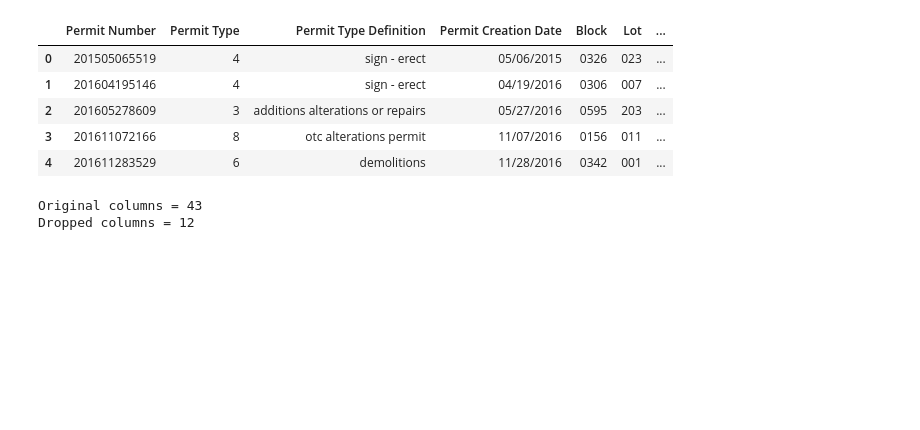
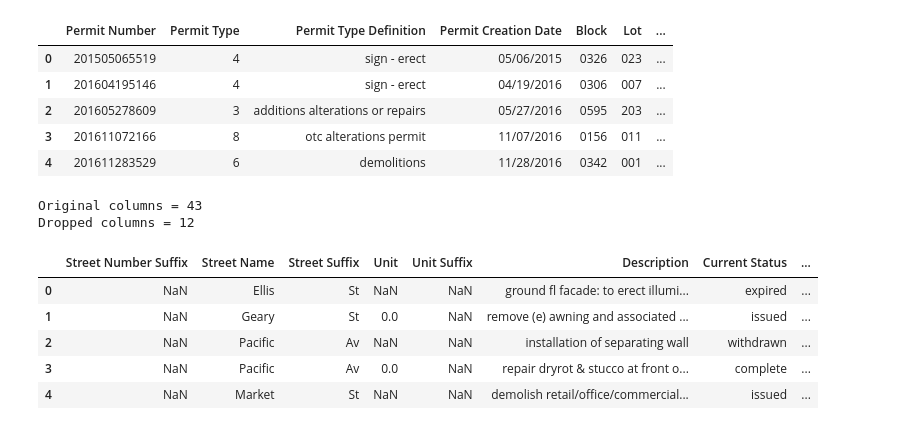
Before and after one commit to saurav1066/Data-Science-, a Jupyter notebook: data-cleaning.ipynb, the cells around one changed output. Cells and saved outputs as stored; diff of their text form; code cells hidden in the pictures; blank space fills up the shorter version.

```diff
--- a/data-cleaning.ipynb
+++ b/data-cleaning.ipynb
@@ -116,3 +116,16 @@ print(f"Dropped columns = {columns_with_nan_dropped.shape[1]} ")
 # %% [output]
 Original columns = 43
 Dropped columns = 12
+# %%
+#Another option than dropping the columns could be adding the missing values automatically
+#lets take a small subset and try that
+
+subset_data = building_permits.loc[:,'Street Number Suffix':'Issued Date']
+subset_data.head()
+# %% [output]
+|  | Street Number Suffix | Street Name | Street Suffix | Unit | Unit Suffix | Description | Current Status | ... |
+| 0 | NaN | Ellis | St | NaN | NaN | ground fl facade: to erect illumi... | expired | ... |
+| 1 | NaN | Geary | St | 0.0 | NaN | remove (e) awning and associated ... | issued | ... |
+| 2 | NaN | Pacific | Av | NaN | NaN | installation of separating wall | withdrawn | ... |
+| 3 | NaN | Pacific | Av | 0.0 | NaN | repair dryrot & stucco at front o... | complete | ... |
+| 4 | NaN | Market | St | NaN | NaN | demolish retail/office/commercial... | issued | ... |
```
Also changed, not shown: parts of 4 cells of this notebook.
